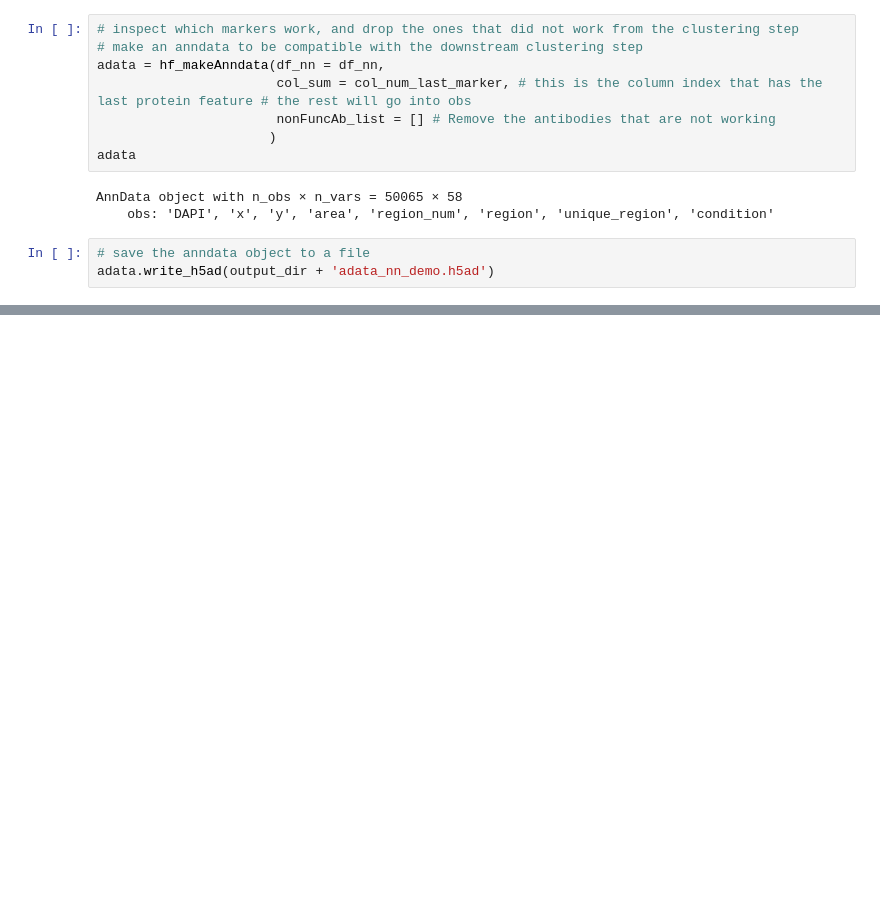
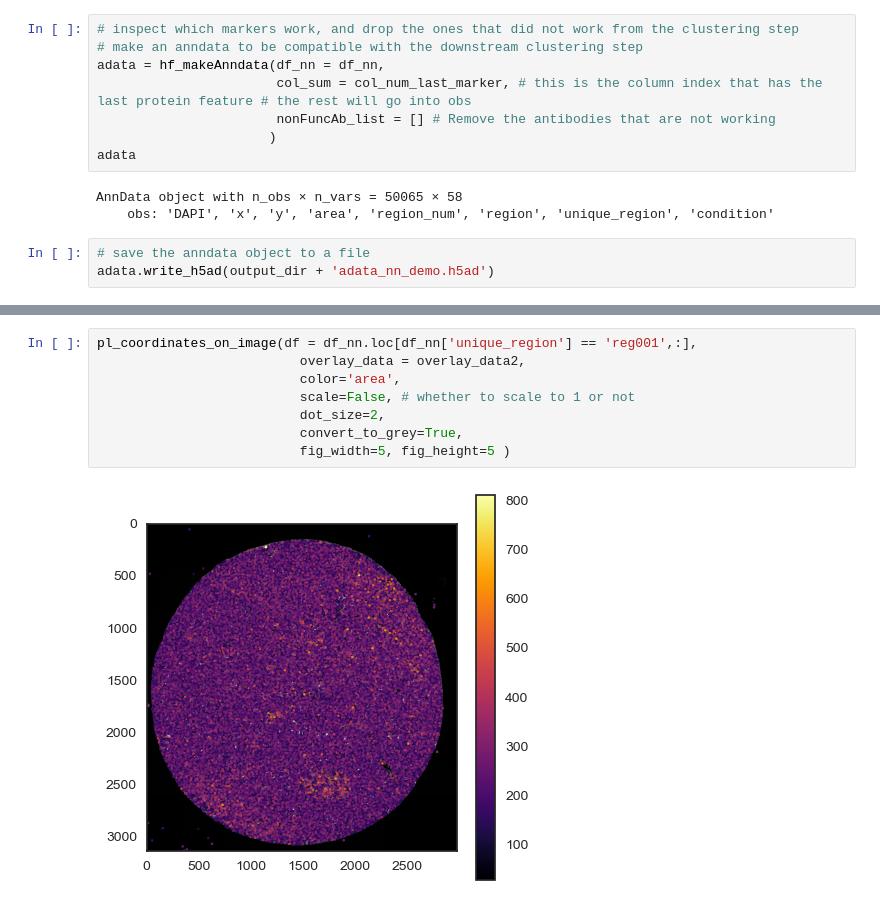
Before and after one commit to yuqiyuqitan/SPACEc, a Jupyter notebook: notebook/2.Preprocessing.ipynb, the cells around one changed output, grey strips where cells are left out. Saved outputs shown, nothing was run; the diff lists cells and outputs as text; blank space fills up the shorter version.

```diff
--- a/notebook/2.Preprocessing.ipynb
+++ b/notebook/2.Preprocessing.ipynb
@@ -186,0 +204,10 @@ adata.write_h5ad(output_dir + 'adata_nn_demo.h5ad')
+# %%
+pl_coordinates_on_image(df = df_nn.loc[df_nn['unique_region'] == 'reg001',:],
+                          overlay_data = overlay_data2,
+                          color='area',
+                          scale=False, # whether to scale to 1 or not
+                          dot_size=2,
+                          convert_to_grey=True,
+                          fig_width=5, fig_height=5 )
+# %% [output]
+[figure, added]
```
Also changed, not shown: parts of 5 cells of this notebook.
